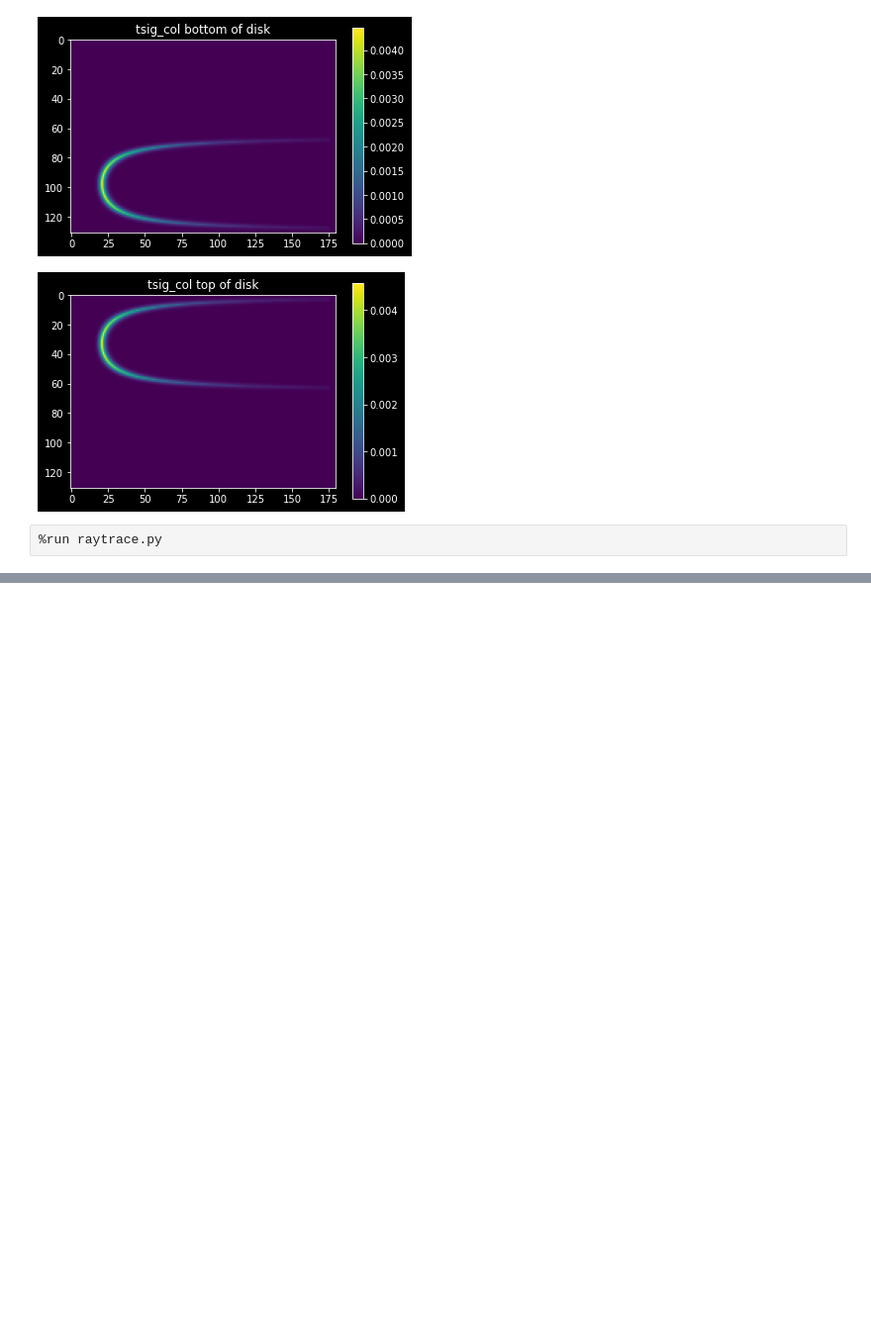
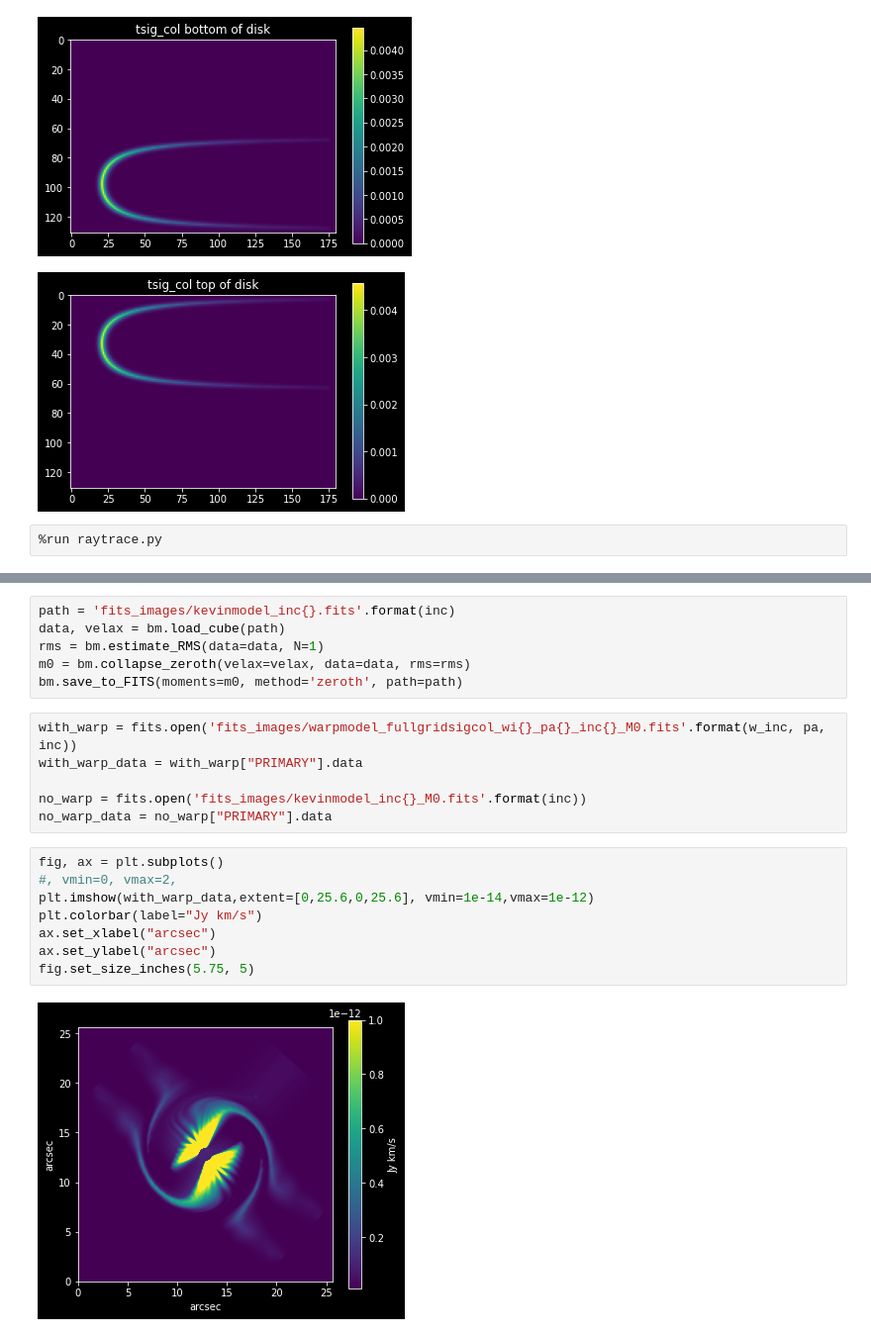
Before and after one commit to theochawla/49ceti_warpmodel, a Jupyter notebook: Warp/warp_edgeon_troubleshoot/runcode.ipynb, the cells around one changed output, grey strips where cells are left out. Shown at 99% size. Saved outputs shown, nothing was run; the diff lists cells and outputs as text; blank space fills up the shorter version.

```diff
--- a/Warp/warp_edgeon_troubleshoot/runcode.ipynb
+++ b/Warp/warp_edgeon_troubleshoot/runcode.ipynb
@@ -119,0 +169,22 @@ hdul.close()
+# %%
+path = 'fits_images/kevinmodel_inc{}.fits'.format(inc)
+data, velax = bm.load_cube(path)
+rms = bm.estimate_RMS(data=data, N=1)
+m0 = bm.collapse_zeroth(velax=velax, data=data, rms=rms)
+bm.save_to_FITS(moments=m0, method='zeroth', path=path)
+# %%
+with_warp = fits.open('fits_images/warpmodel_fullgridsigcol_wi{}_pa{}_inc{}_M0.fits'.format(w_inc, pa, inc))
+with_warp_data = with_warp["PRIMARY"].data
+
+no_warp = fits.open('fits_images/kevinmodel_inc{}_M0.fits'.format(inc))
+no_warp_data = no_warp["PRIMARY"].data
+# %%
+fig, ax = plt.subplots()
+#, vmin=0, vmax=2,
+plt.imshow(with_warp_data,extent=[0,25.6,0,25.6], vmin=1e-14,vmax=1e-12)
+plt.colorbar(label="Jy km/s")
+ax.set_xlabel("arcsec")
+ax.set_ylabel("arcsec")
+fig.set_size_inches(5.75, 5)
+# %% [output]
+[figure, added]
```
Also changed, not shown: parts of 12 cells of this notebook, 1 other file.
